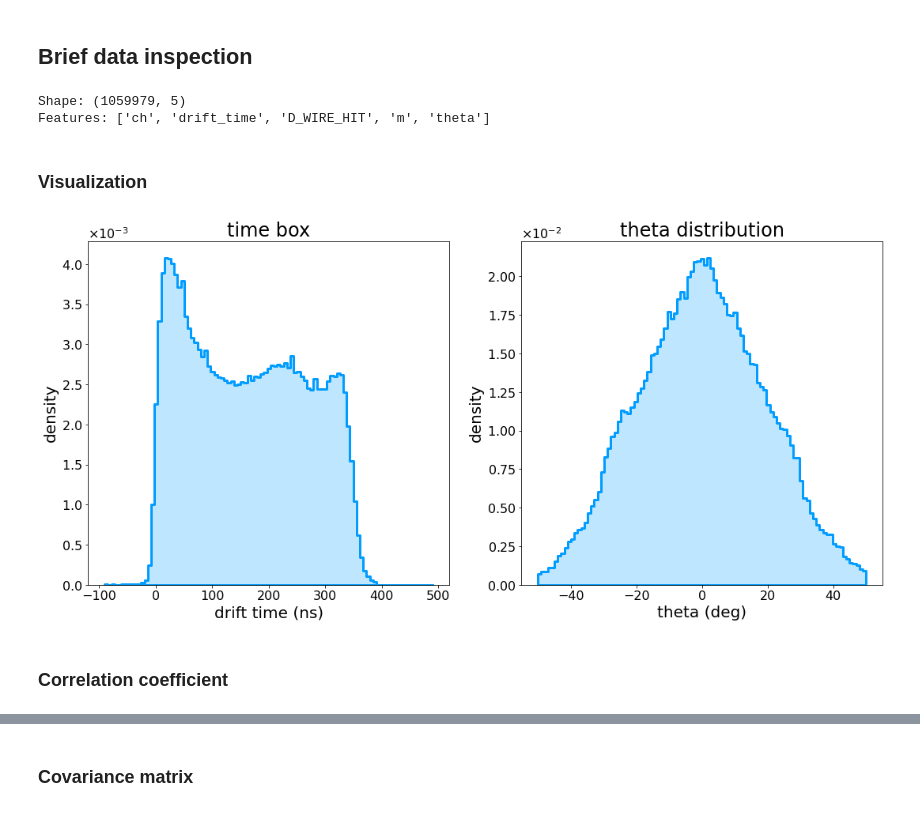
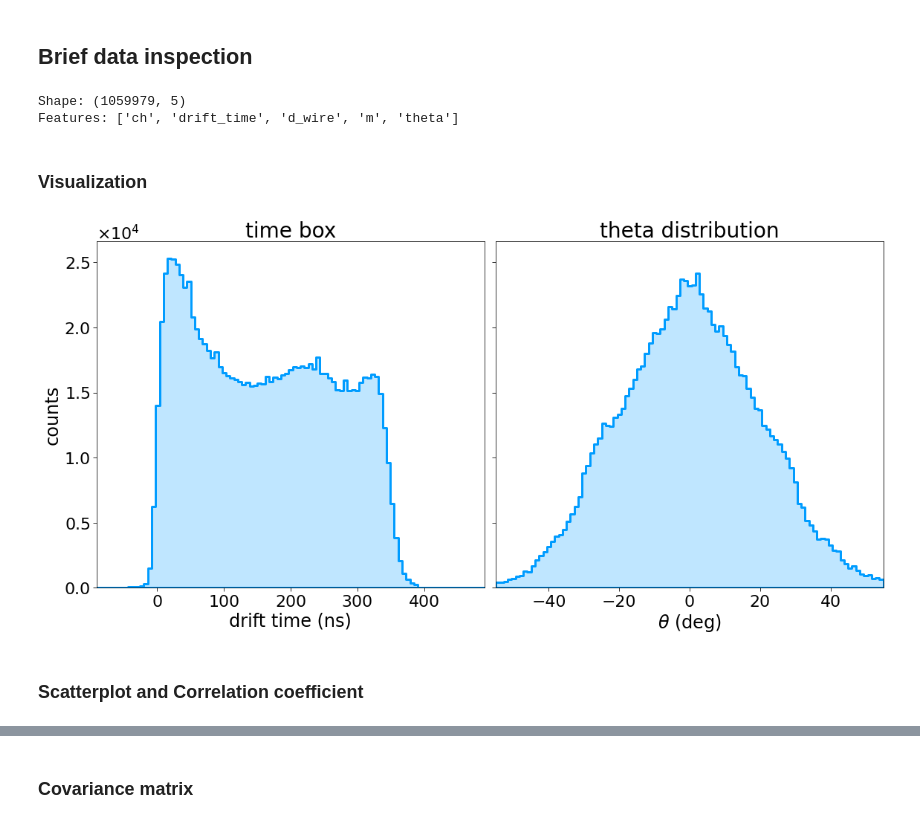
Before and after one commit to GiacomoFrn/Advanced-DQM-for-DT-detector, a Jupyter notebook: correlations/correlations_eda_54.ipynb, the cells around one changed output, grey strips where cells are left out. Cells and saved outputs as stored; diff of their text form; code cells hidden in the pictures.

```diff
--- a/correlations/correlations_eda_54.ipynb
+++ b/correlations/correlations_eda_54.ipynb
@@ -17,8 +17,12 @@ from matplotlib.ticker import ScalarFormatter
+# %%
+PLOT_PATH   = "./plots/"
+PLOT_PREFIX = "correlations_"
+PLOT_EXT    = ".png"
 # %% [markdown]
 ## Brief data inspection
 # %%
 # path to data file
-FILE_NAME = "../data/RUN000054_1_channels.h5"
+FILE_NAME = "../data/RUN0000541_channels.h5"
 
 # get keys
 f = h5py.File(FILE_NAME, "r")
@@ -33,13 +37,13 @@ df = pd.concat(
 )
 
 # rename columns
-df = df.rename(columns={"CH":"ch", "HIT_DRIFT_TIME":"drift_time", "THETA":"theta"})
+df = df.rename(columns={"CH":"ch", "HIT_DRIFT_TIME":"drift_time", "THETA":"theta", "D_WIRE_HIT":"d_wire"})
 
 print(f"Shape: {df.shape}")
 print(f'Features: {list(df.columns)}')
 # %% [output]
 Shape: (1059979, 5)
-Features: ['ch', 'drift_time', 'D_WIRE_HIT', 'm', 'theta']
+Features: ['ch', 'drift_time', 'd_wire', 'm', 'theta']
 # %% [markdown]
 ### Visualization
 # %%
@@ -47,54 +51,68 @@ Features: ['ch', 'drift_time', 'D_WIRE_HIT', 'm', 'theta']
 # drift time
 dt_bins    = np.linspace(-90, 490, 100)
 # theta
-theta_bins = np.linspace(-50, 50 ,100)
+theta_bins = np.linspace(-55, 55 ,100)
 
-fig, ax = plt.subplots(ncols=2, figsize=(18,8))
+fig, ax = plt.subplots(ncols=2, figsize=(16,8), sharey=True)
 
 ax[0].set_title("time box")
 ax[0].set_xlabel("drift time (ns)")
-ax[0].set_ylabel("density")
+ax[0].set_ylabel("counts")
 
 ax[1].set_title("theta distribution")
-ax[1].set_xlabel("theta (deg)")
-ax[1].set_ylabel("density")
+ax[1].set_xlabel(r"$\theta$ (deg)")
+# ax[1].set_ylabel("density")
+
+ax[0].set_xlim(dt_bins[0], dt_bins[-1])
+ax[1].set_xlim(theta_bins[0], theta_bins[-1])
 
 # drift time distribution
 sns.histplot(
     x         = df.drift_time,
     bins      = dt_bins,
-    stat      = "density",
+    stat      = "count",
     element   = "step",
     fill      = True,
     color     = "#aadeff",
     edgecolor = "#009cff",
     linewidth = 3,
     label     = "full dataset",
     ax        = ax[0]
 )
 
 # theta distribution
 sns.histplot(
     x         = df.theta,
     bins      = theta_bins,
-    stat      = "density",
+    stat      = "count",
     element   = "step",
     fill      = True,
     color     = "#aadeff",
     edgecolor = "#009cff",
     linewidth = 3,
     label     = "full dataset",
     ax        = ax[1]
 )
 
 # exponential y ticks
 ax[0].yaxis.set_major_formatter(ScalarFormatter(useMathText=True))
 ax[0].ticklabel_format(axis = 'y', style = 'sci', scilimits = (0,0))
+ax[0].yaxis.get_offset_text().set_fontsize(22)
+
 ax[1].yaxis.set_major_formatter(ScalarFormatter(useMathText=True))
 ax[1].ticklabel_format(axis = 'y', style = 'sci', scilimits = (0,0))
+ax[1].yaxis.get_offset_text().set_fontsize(22)
+
+ax[0].tick_params(axis="both", which="major", labelsize=22, length=5)
+ax[1].tick_params(axis="both", which="major", labelsize=22, length=5)
+
+
+fig.tight_layout()
+PLOT_NAME = "distributions"
+fig.savefig(PLOT_PATH+PLOT_PREFIX+PLOT_NAME+PLOT_EXT, dpi=300)
 
 plt.show()
 # %% [output]
-[figure, old version]
+[figure, new version]
 # %% [markdown]
-### Correlation coefficient
+### Scatterplot and Correlation coefficient
```
Also changed, not shown: parts of 10 cells of this notebook, 7 other files.
